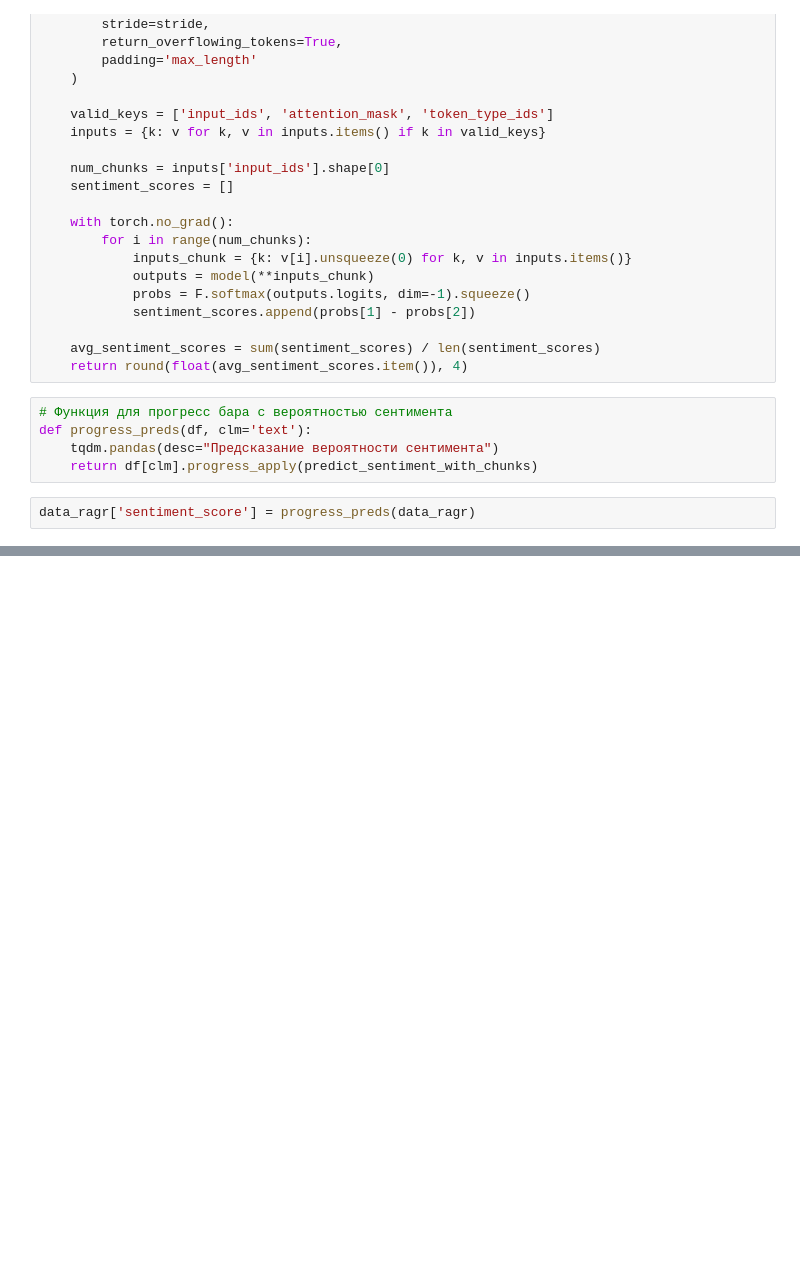
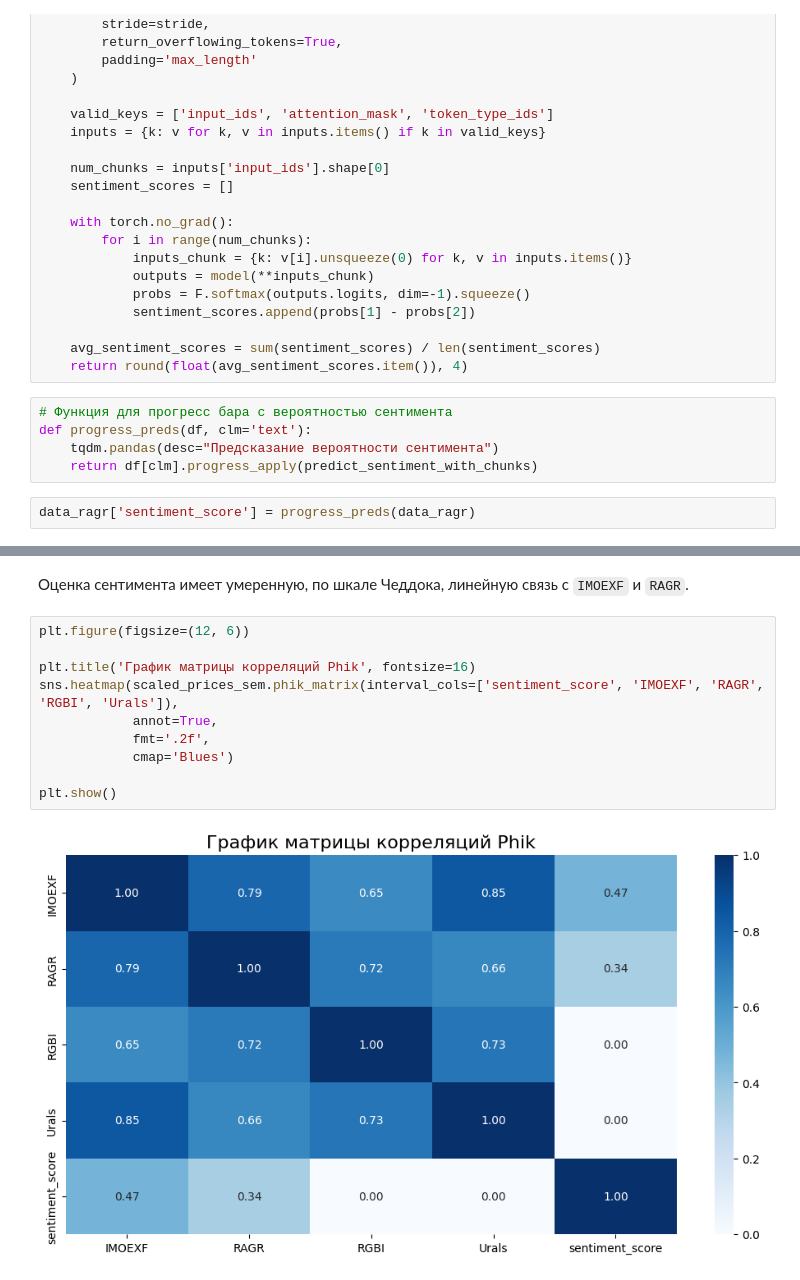
Before and after one commit to serguntsov/NLP_MARKET_PREDICTIONS, a Jupyter notebook: news_that_move_markets.ipynb, the cells around one changed output, grey strips where cells are left out. Cells and saved outputs as stored; diff of their text form; blank space fills up the shorter version.

```diff
--- a/news_that_move_markets.ipynb
+++ b/news_that_move_markets.ipynb
@@ -460,0 +514,14 @@ data_ragr['sentiment_score'] = progress_preds(data_ragr)
+# %% [markdown]
+Оценка сентимента имеет умеренную, по шкале Чеддока, линейную связь с `IMOEXF` и `RAGR`.
+# %%
+plt.figure(figsize=(12, 6))
+
+plt.title('График матрицы корреляций Phik', fontsize=16)
+sns.heatmap(scaled_prices_sem.phik_matrix(interval_cols=['sentiment_score', 'IMOEXF', 'RAGR', 'RGBI', 'Urals']),
+            annot=True,
+            fmt='.2f',
+            cmap='Blues')
+
+plt.show()
+# %% [output]
+[figure, added]
```
Also changed, not shown: parts of 20 cells of this notebook.
